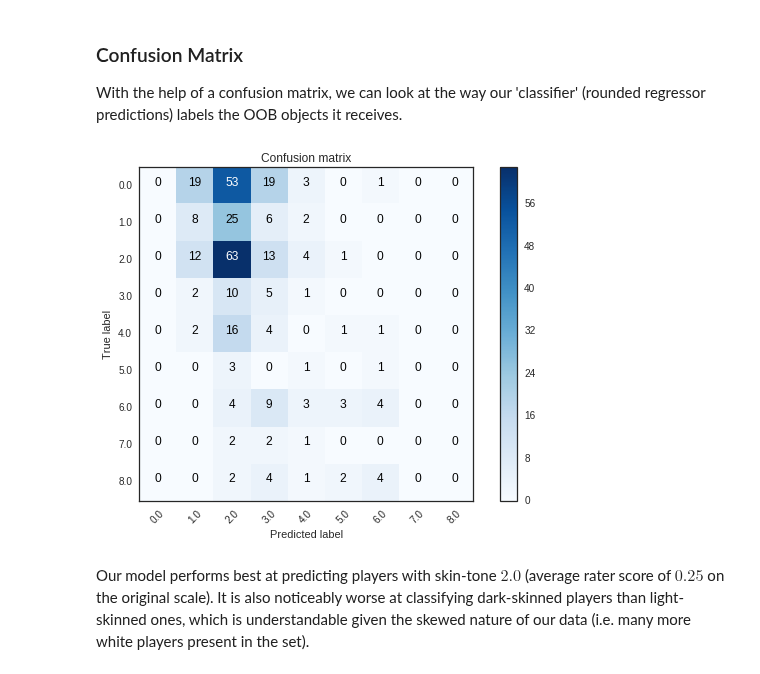
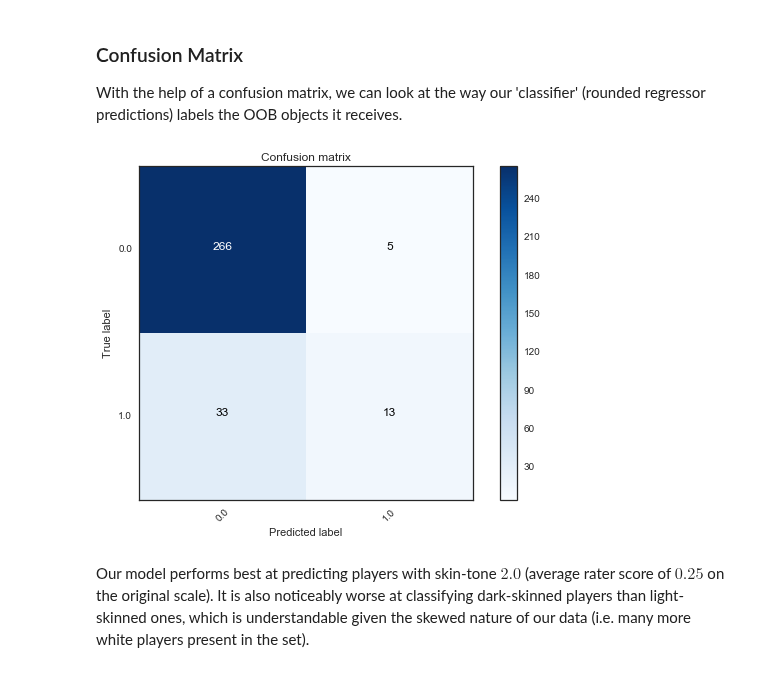
Before and after one commit to semplea/adaepfl-hw, a Jupyter notebook: 04 - Applied ML/nb.ipynb, the cells around one changed output. Saved outputs shown, nothing was run; the diff lists cells and outputs as text; code cells hidden in the pictures.

```diff
--- a/04 - Applied ML/nb.ipynb
+++ b/04 - Applied ML/nb.ipynb
@@ -246,9 +246,9 @@ We seperate the data between the features used for prediction and the target fea
 to_predict = ['rater1', 'rater2', 'skin', 'skin_difference', 'skin_nonorm']
 data = skin_data_dropped.drop(labels=to_predict, axis=1)
 features = data.columns
+
 # Skin to predict
-# skin_nonorm is transformed to integer values, which is useful for later tasks
-target = skin_data_dropped.skin_nonorm.apply(lambda x: x*2).values.ravel()
+target = grouped.skin_nonorm.apply(lambda x: x/4.0).values.ravel()
 # %% [markdown]
 First, all the columns will be used to train the Random Forest Classifier.
 # %% [markdown]
@@ -300,7 +300,5 @@ We convert here the skin values to integers in $[0..8]$, so if we compare it wit
 # %%
 to_predict = ['skin', 'skin_difference', 'skin_nonorm']
-# Skin to predict
-target = grouped.skin_nonorm.apply(lambda x: x*2).values.ravel()
 
 # Features
 data = grouped.drop(labels=to_predict, axis=1)
@@ -598,14 +585,15 @@ def plot_confusion_matrix(cm, classes, title='Confusion matrix', cmap=plt.cm.Blu
 # %%
 # Our model with best parameters according to our previous tests
 rf = RandomForestRegressor(n_estimators=100, max_features=5, min_samples_leaf=3)
 # Data split
 x_train, x_test, y_train, y_test = model_selection.train_test_split(data, target, test_size=0.2)
 predictions = predict_class_from_reg(rf, x_train, y_train, x_test)
-cm = confusion_matrix(y_test, predictions)
-classes = np.unique(y_test)
+rounded_y = np.around(y_test)
+cm = confusion_matrix(rounded_y, predictions)
+classes = np.unique(rounded_y)
 plot_confusion_matrix(cm, classes)
 # %% [output]
-[figure, old version]
+[figure, new version]
 # %% [markdown]
 Our model performs best at predicting players with skin-tone $2.0$ (average rater score of $0.25$ on the original scale). It is also noticeably worse at classifying dark-skinned players than light-skinned ones, which is understandable given the skewed nature of our data (i.e. many more white players present in the set).
 # %% [markdown]
```
Also changed, not shown: parts of 25 cells of this notebook.
